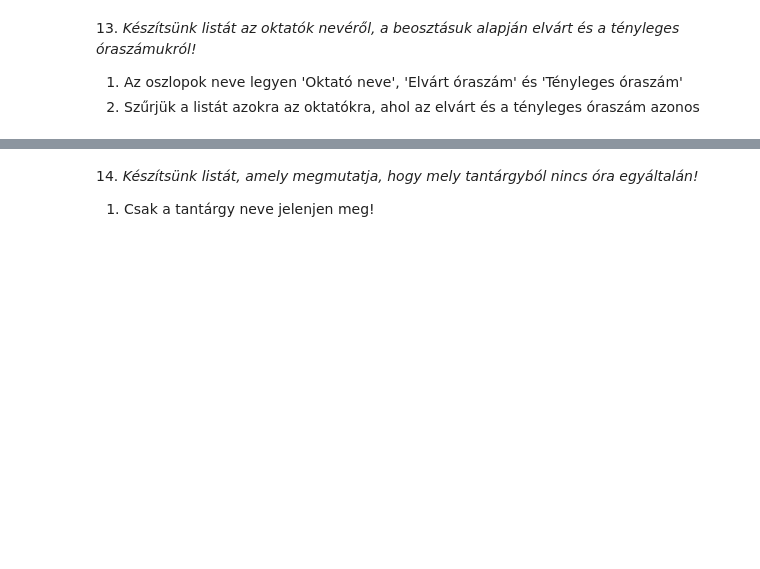
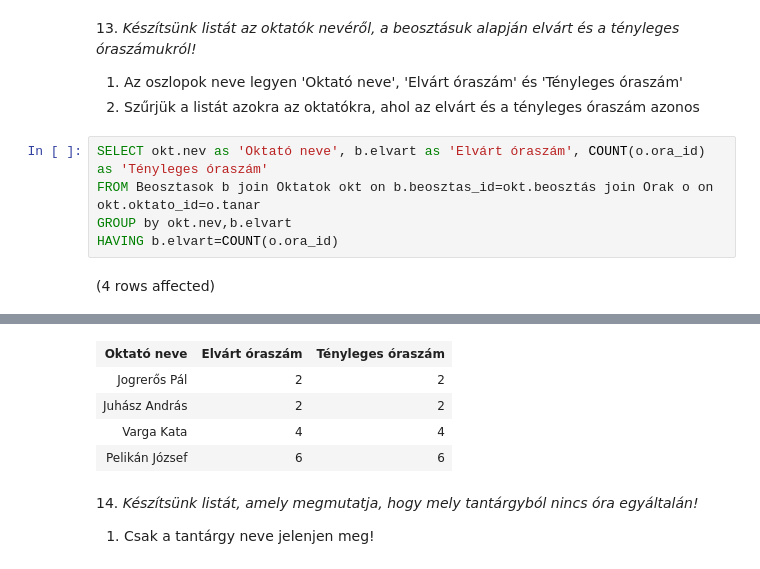
Before and after one commit to viktor764/Adatbazis1, a Jupyter notebook: gyakorlat03_feladatok.ipynb, the cells around one changed output, grey strips where cells are left out. Saved outputs shown, nothing was run; the diff lists cells and outputs as text; blank space fills up the shorter version.

```diff
--- a/gyakorlat03_feladatok.ipynb
+++ b/gyakorlat03_feladatok.ipynb
@@ -67,3 +141,10 @@ Az oszlopokat nevezzük el értelemszerűen!
 
 1. Az oszlopok neve legyen 'Oktató neve', 'Elvárt óraszám' és 'Tényleges óraszám'
 2. Szűrjük a listát azokra az oktatókra, ahol az elvárt és a tényleges óraszám azonos
+# %%
+SELECT okt.nev as 'Oktató neve', b.elvart as 'Elvárt óraszám', COUNT(o.ora_id) as 'Tényleges óraszám'
+FROM Beosztasok b join Oktatok okt on b.beosztas_id=okt.beosztás join Orak o on okt.oktato_id=o.tanar
+GROUP by okt.nev,b.elvart
+HAVING b.elvart=COUNT(o.ora_id)
+# %% [output]
+(4 rows affected)
@@ -70,3 +152,8 @@ Az oszlopokat nevezzük el értelemszerűen!
+| Oktató neve | Elvárt óraszám | Tényleges óraszám |
+| Jogrerős Pál | 2 | 2 |
+| Juhász András | 2 | 2 |
+| Varga Kata | 4 | 4 |
+| Pelikán József | 6 | 6 |
 # %% [markdown]
 14. _Készítsünk listát, amely megmutatja, hogy mely tantárgyból nincs óra egyáltalán!_
 
```
Also changed, not shown: parts of 8 cells of this notebook, 1 other file.
